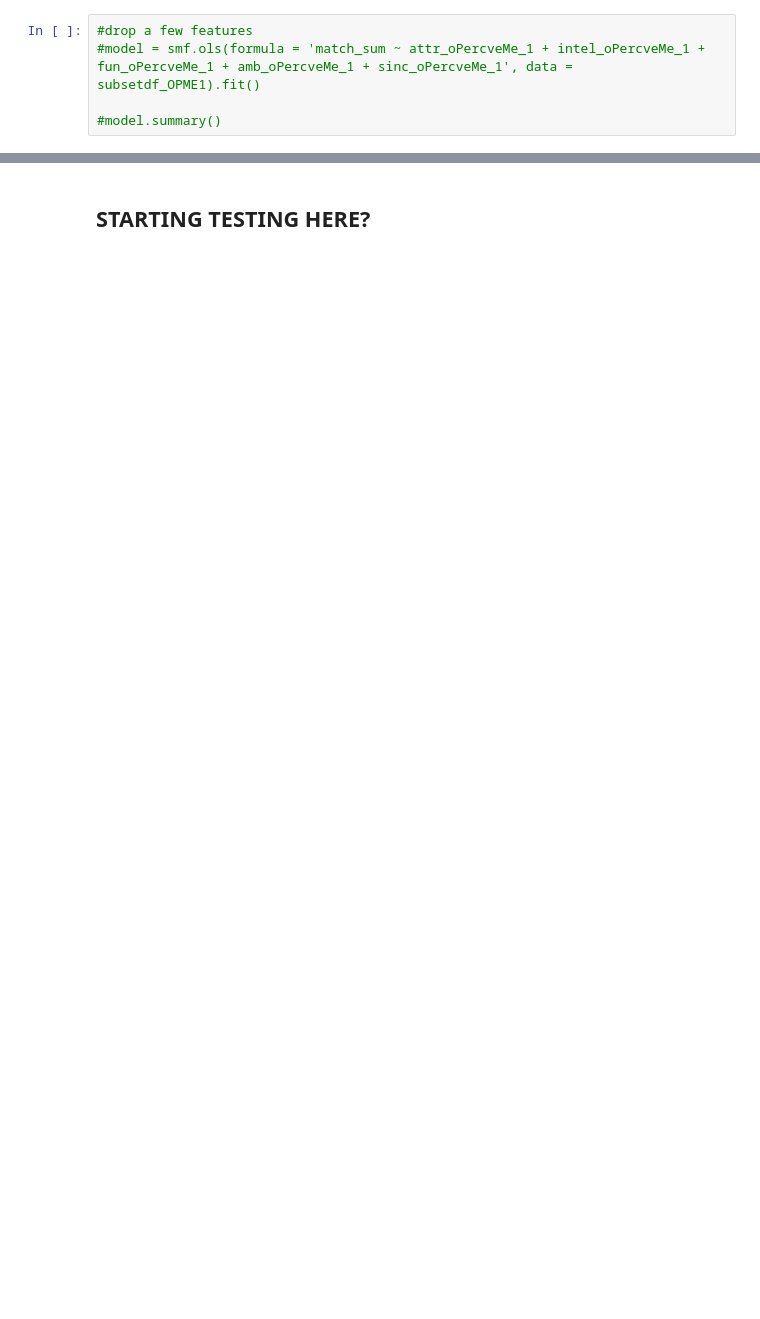
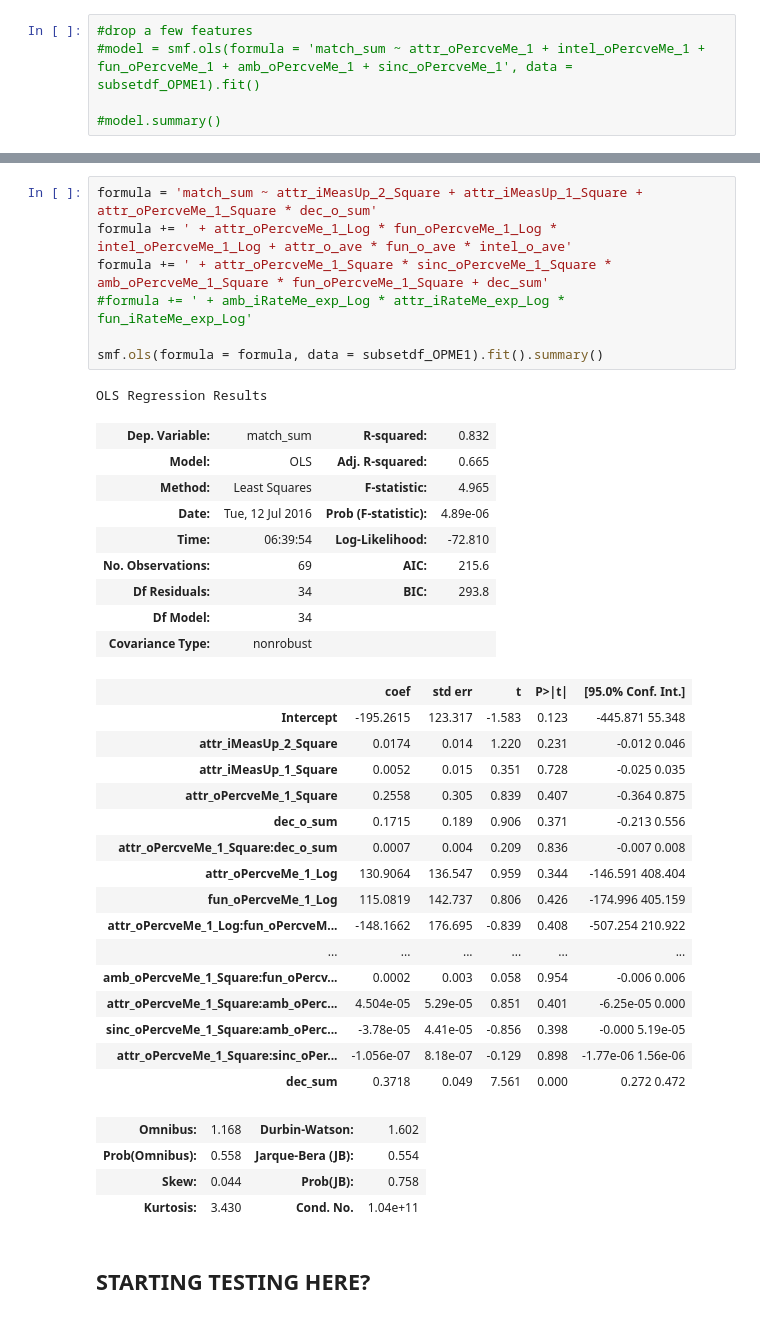
Before and after one commit to MirandaRemmer/DS-SF-23-work, a Jupyter notebook: final-project - MR/4/SpeedDatingDataset_FinalProject_REMMER_draft3.ipynb, the cells around one changed output, grey strips where cells are left out. Saved outputs shown, nothing was run; the diff lists cells and outputs as text; blank space fills up the shorter version.

```diff
--- a/final-project - MR/4/SpeedDatingDataset_FinalProject_REMMER_draft3.ipynb
+++ b/final-project - MR/4/SpeedDatingDataset_FinalProject_REMMER_draft3.ipynb
@@ -2280,2 +2630,40 @@ female_subsetdf_dropna
+# %%
+formula = 'match_sum ~ attr_iMeasUp_2_Square + attr_iMeasUp_1_Square + attr_oPercveMe_1_Square * dec_o_sum'
+formula += ' + attr_oPercveMe_1_Log * fun_oPercveMe_1_Log * intel_oPercveMe_1_Log + attr_o_ave * fun_o_ave * intel_o_ave'
+formula += ' + attr_oPercveMe_1_Square * sinc_oPercveMe_1_Square * amb_oPercveMe_1_Square * fun_oPercveMe_1_Square + dec_sum'
+#formula += ' + amb_iRateMe_exp_Log * attr_iRateMe_exp_Log * fun_iRateMe_exp_Log'
+
+smf.ols(formula = formula, data = subsetdf_OPME1).fit().summary()
+# %% [output]
+OLS Regression Results
+| Dep. Variable: | match_sum | R-squared: | 0.832 |
+| Model: | OLS | Adj. R-squared: | 0.665 |
+| Method: | Least Squares | F-statistic: | 4.965 |
+| Date: | Tue, 12 Jul 2016 | Prob (F-statistic): | 4.89e-06 |
+| Time: | 06:39:54 | Log-Likelihood: | -72.810 |
+| No. Observations: | 69 | AIC: | 215.6 |
+| Df Residuals: | 34 | BIC: | 293.8 |
+| Df Model: | 34 |  |  |
+| Covariance Type: | nonrobust |  |  |
+|  | coef | std err | t | P>|t| | [95.0% Conf. Int.] |
+| Intercept | -195.2615 | 123.317 | -1.583 | 0.123 | -445.871 55.348 |
+| attr_iMeasUp_2_Square | 0.0174 | 0.014 | 1.220 | 0.231 | -0.012 0.046 |
+| attr_iMeasUp_1_Square | 0.0052 | 0.015 | 0.351 | 0.728 | -0.025 0.035 |
+| attr_oPercveMe_1_Square | 0.2558 | 0.305 | 0.839 | 0.407 | -0.364 0.875 |
+| dec_o_sum | 0.1715 | 0.189 | 0.906 | 0.371 | -0.213 0.556 |
+| attr_oPercveMe_1_Square:dec_o_sum | 0.0007 | 0.004 | 0.209 | 0.836 | -0.007 0.008 |
+| attr_oPercveMe_1_Log | 130.9064 | 136.547 | 0.959 | 0.344 | -146.591 408.404 |
+| fun_oPercveMe_1_Log | 115.0819 | 142.737 | 0.806 | 0.426 | -174.996 405.159 |
+| attr_oPercveMe_1_Log:fun_oPercveM... | -148.1662 | 176.695 | -0.839 | 0.408 | -507.254 210.922 |
+| ... | ... | ... | ... | ... | ... |
+| amb_oPercveMe_1_Square:fun_oPercv... | 0.0002 | 0.003 | 0.058 | 0.954 | -0.006 0.006 |
+| attr_oPercveMe_1_Square:amb_oPerc... | 4.504e-05 | 5.29e-05 | 0.851 | 0.401 | -6.25e-05 0.000 |
+| sinc_oPercveMe_1_Square:amb_oPerc... | -3.78e-05 | 4.41e-05 | -0.856 | 0.398 | -0.000 5.19e-05 |
+| attr_oPercveMe_1_Square:sinc_oPer... | -1.056e-07 | 8.18e-07 | -0.129 | 0.898 | -1.77e-06 1.56e-06 |
+| dec_sum | 0.3718 | 0.049 | 7.561 | 0.000 | 0.272 0.472 |
+| Omnibus: | 1.168 | Durbin-Watson: | 1.602 |
+| Prob(Omnibus): | 0.558 | Jarque-Bera (JB): | 0.554 |
+| Skew: | 0.044 | Prob(JB): | 0.758 |
+| Kurtosis: | 3.430 | Cond. No. | 1.04e+11 |
 # %% [markdown]
 ## STARTING TESTING HERE?
```
Also changed, not shown: parts of 59 cells of this notebook, 1 other file.
